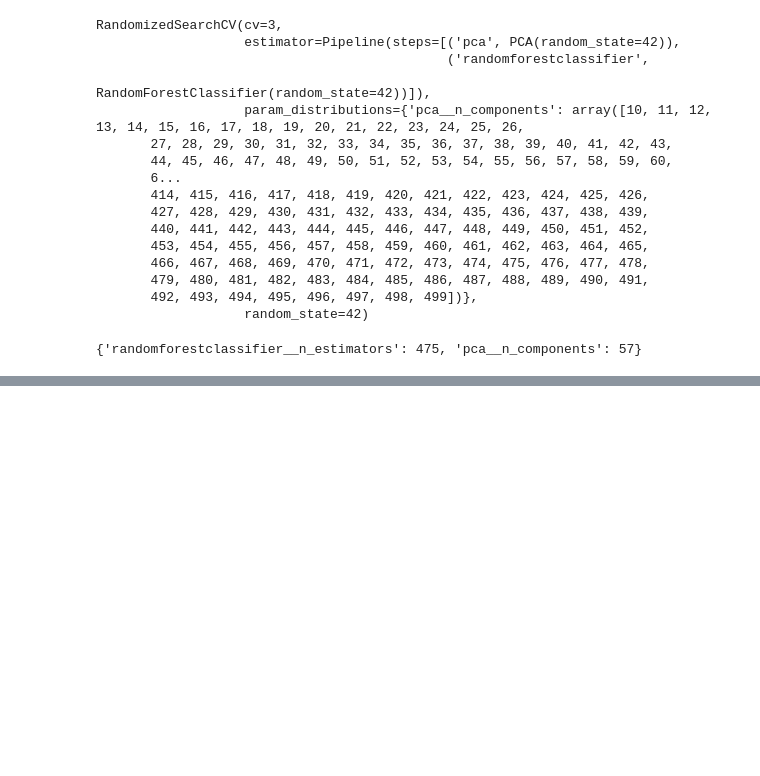
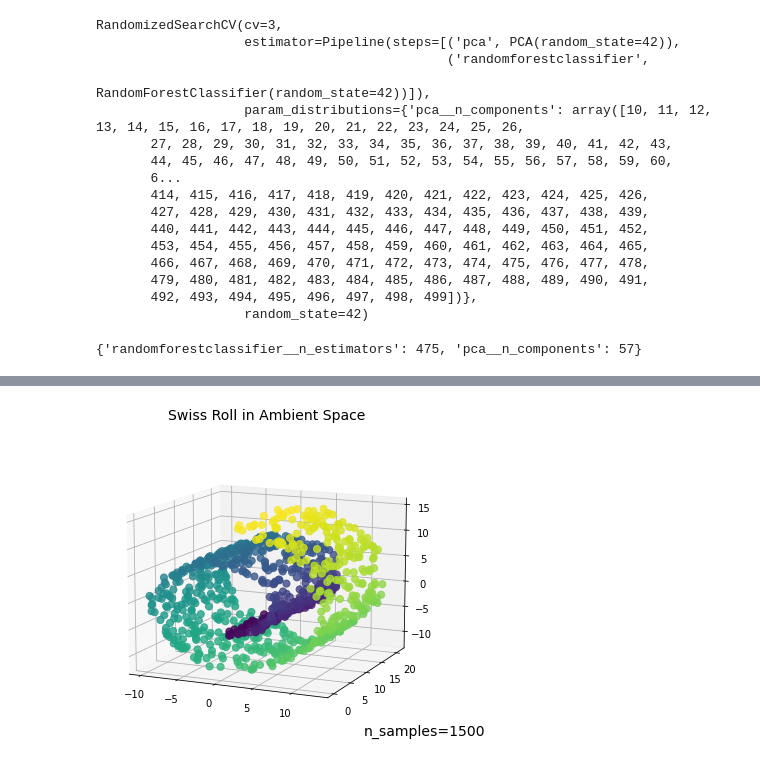
Before and after one commit to AshishKakran/learn-ML, a Jupyter notebook: dimensionality_red.ipynb, the cells around one changed output, grey strips where cells are left out. Cells and saved outputs as stored; diff of their text form; code cells hidden in the pictures; blank space fills up the shorter version.

```diff
--- a/dimensionality_red.ipynb
+++ b/dimensionality_red.ipynb
@@ -171,0 +225,15 @@ X_recovered = pca.inverse_transform(X_red)
+# %%
+X_swiss, t = make_swiss_roll(n_samples = 1000, noise = 0.2, random_state=42)
+lle = LocallyLinearEmbedding(n_components=2, n_neighbors=10, random_state=42)
+# %%
+fig = plt.figure(figsize=(8, 6))
+ax = fig.add_subplot(111, projection="3d")
+fig.add_axes(ax)
+ax.scatter(
+    X_swiss[:, 0], X_swiss[:, 1], X_swiss[:, 2], c=t, s=50, alpha=0.8
+)
+ax.set_title("Swiss Roll in Ambient Space")
+ax.view_init(azim=-66, elev=12)
+_ = ax.text2D(0.8, 0.05, s="n_samples=1500", transform=ax.transAxes)
+# %% [output]
+[figure, added]
```
Also changed, not shown: parts of 24 cells of this notebook.
